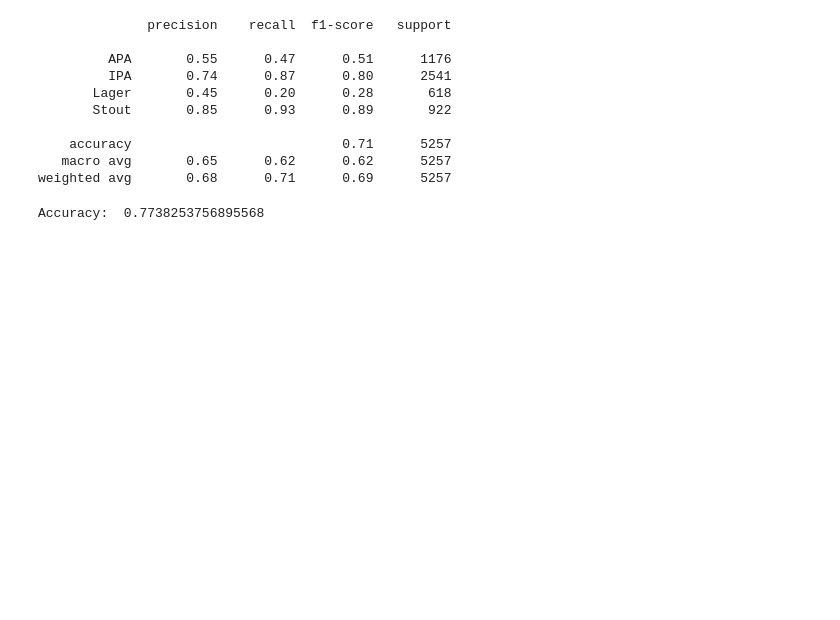
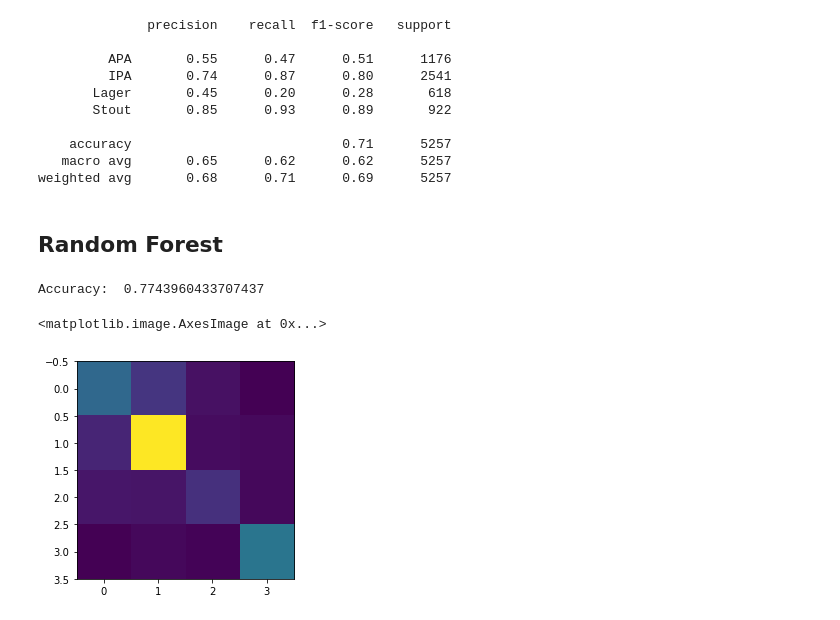
Before and after one commit to deanstu/ML_FinalProject, a Jupyter notebook: projectCode.ipynb, the cells around one changed output. Cells and saved outputs as stored; diff of their text form; code cells hidden in the pictures; blank space fills up the shorter version.

```diff
--- a/projectCode.ipynb
+++ b/projectCode.ipynb
@@ -225,10 +253,22 @@ print(classification_report(y2_test, y2_pred))
     accuracy                           0.71      5257
    macro avg       0.65      0.62      0.62      5257
 weighted avg       0.68      0.71      0.69      5257
+# %% [markdown]
+## Random Forest
 # %%
 model = RandomForestClassifier()
-model.fit(X2_train,y2_train)
-accuracy=model.score(X2_test,y2_test)
+model.fit(X2_train_Scaled,y2_train)
+accuracy=model.score(X2_test_Scaled,y2_test)
 print("Accuracy: ",accuracy)
 # %% [output]
-Accuracy:  0.7738253756895568
+Accuracy:  0.7743960433707437
+# %%
+y2_pred = model.predict(X2_test_Scaled)
+# %%
+conf_matrix = np.array(confusion_matrix(y2_test, y2_pred))
+df = pd.DataFrame(conf_matrix)
+#print(df)
+plt.imshow(conf_matrix)
+# %% [output]
+<matplotlib.image.AxesImage at 0x...>
+[figure, added]
```
Also changed, not shown: parts of 35 cells of this notebook, 7 other files.
